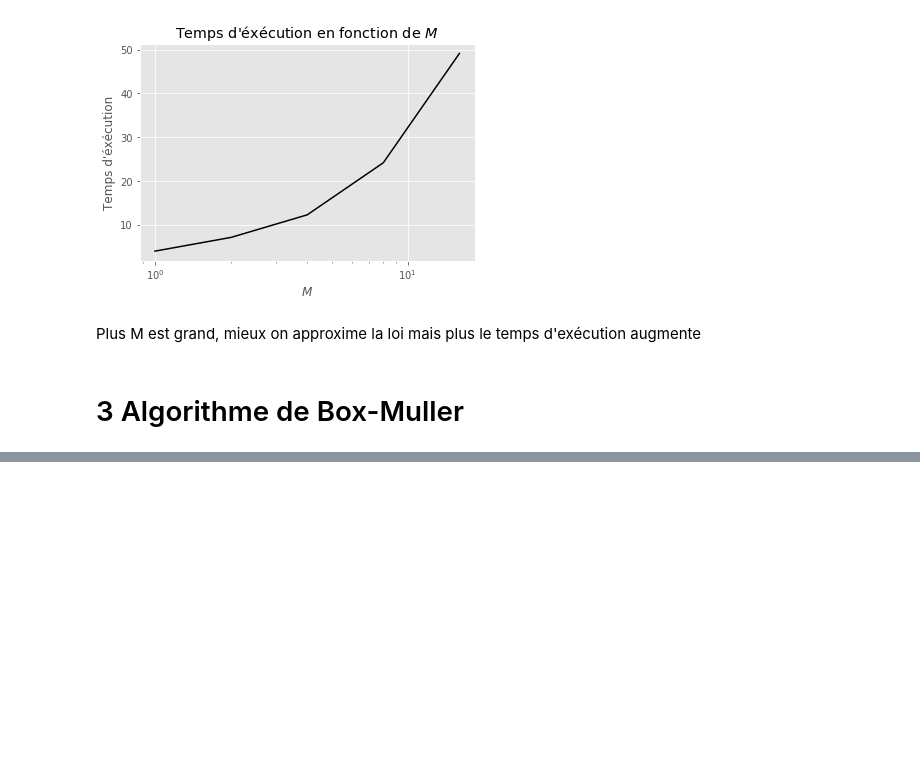
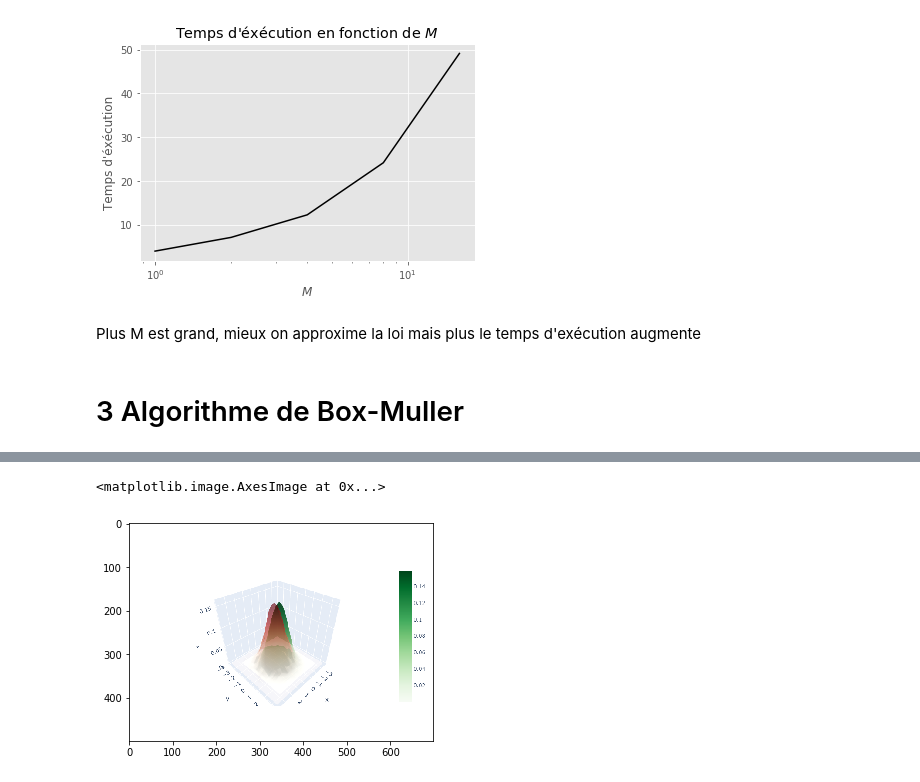
Before and after one commit to VictorNiaussat/EstimationAdvanced, a Jupyter notebook: TP MonteCarlo MCMC/Niaussat_Cilleros.ipynb, the cells around one changed output, grey strips where cells are left out. Cells and saved outputs as stored; diff of their text form; code cells hidden in the pictures; blank space fills up the shorter version.

```diff
--- a/TP MonteCarlo MCMC/Niaussat_Cilleros.ipynb
+++ b/TP MonteCarlo MCMC/Niaussat_Cilleros.ipynb
@@ -180,0 +211,5 @@ fig.show()
+# %%
+plt.imshow(plt.imread("Image3.png"))
+# %% [output]
+<matplotlib.image.AxesImage at 0x...>
+[figure, added]
```
Also changed, not shown: parts of 12 cells of this notebook, 4 other files.
